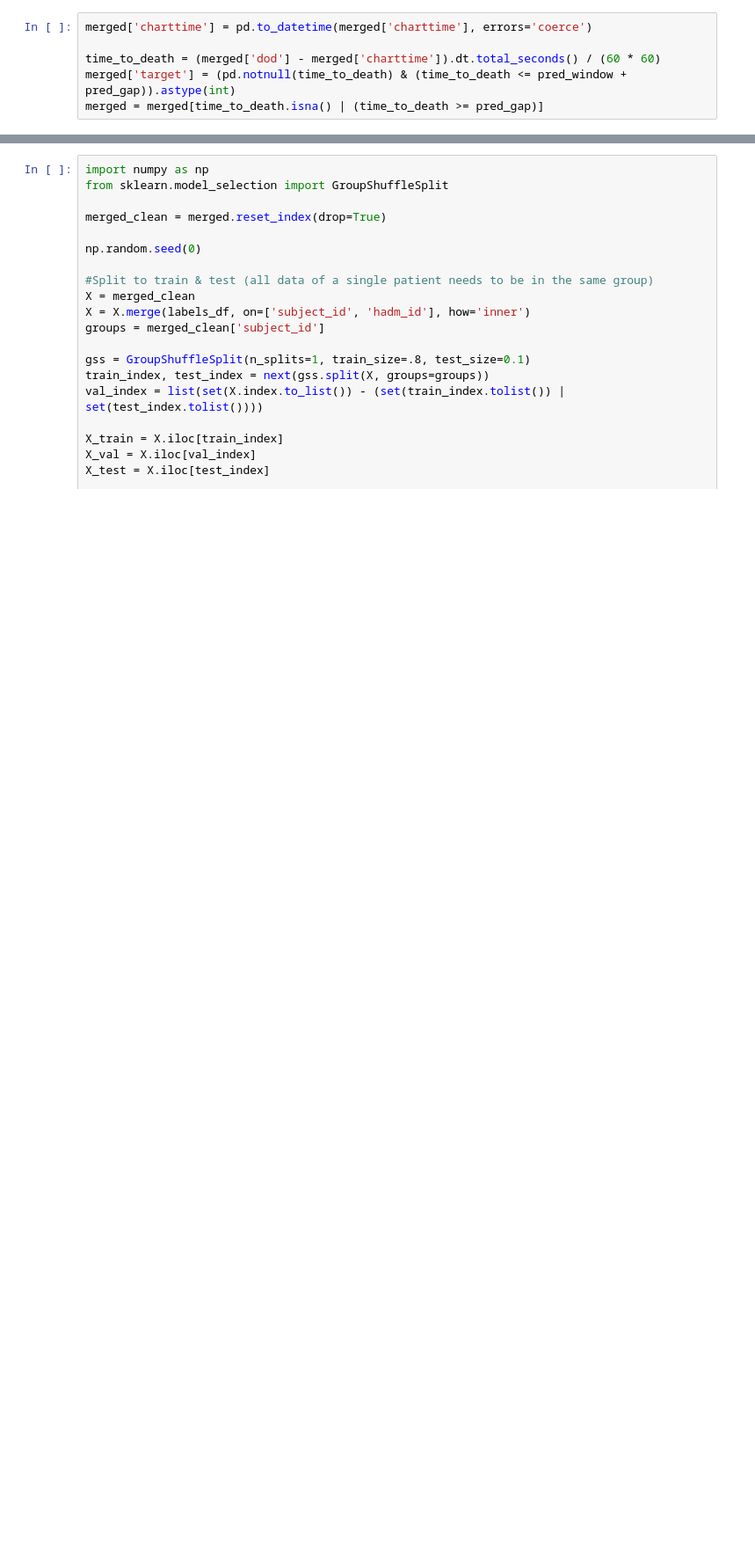
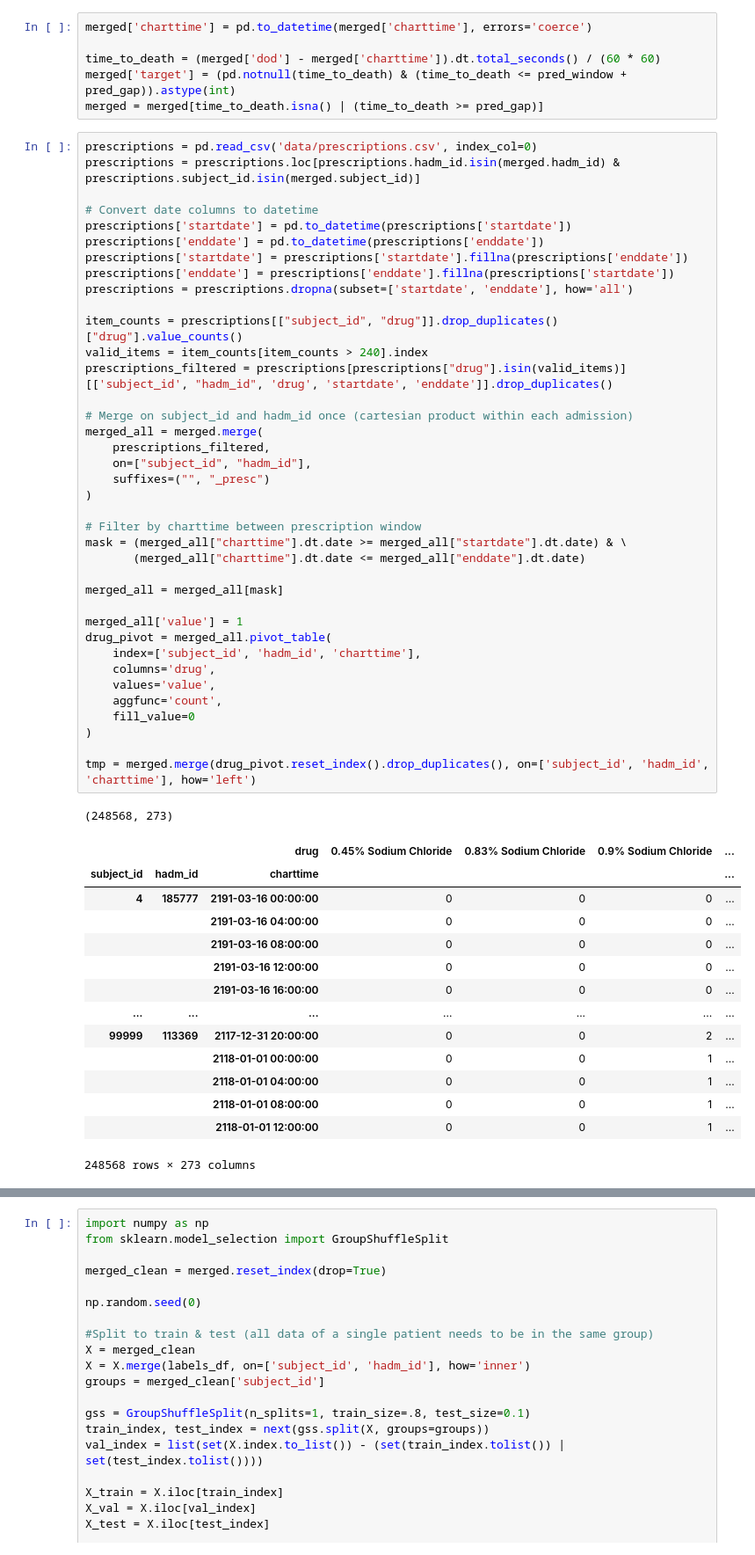
Before and after one commit to RonSheininTau/MLHC, a Jupyter notebook: Final Project.ipynb, the cells around one changed output, grey strips where cells are left out. Shown at 88% size. Saved outputs shown, nothing was run; the diff lists cells and outputs as text; blank space fills up the shorter version.

```diff
--- a/Final Project.ipynb
+++ b/Final Project.ipynb
@@ -303,3 +303,57 @@ merged['charttime'] = pd.to_datetime(merged['charttime'], errors='coerce')
 time_to_death = (merged['dod'] - merged['charttime']).dt.total_seconds() / (60 * 60)
 merged['target'] = (pd.notnull(time_to_death) & (time_to_death <= pred_window + pred_gap)).astype(int)
 merged = merged[time_to_death.isna() | (time_to_death >= pred_gap)]
+# %%
+prescriptions = pd.read_csv('data/prescriptions.csv', index_col=0)
+prescriptions = prescriptions.loc[prescriptions.hadm_id.isin(merged.hadm_id) & prescriptions.subject_id.isin(merged.subject_id)]
+
+# Convert date columns to datetime
+prescriptions['startdate'] = pd.to_datetime(prescriptions['startdate'])
+prescriptions['enddate'] = pd.to_datetime(prescriptions['enddate'])
+prescriptions['startdate'] = prescriptions['startdate'].fillna(prescriptions['enddate'])
+prescriptions['enddate'] = prescriptions['enddate'].fillna(prescriptions['startdate'])
+prescriptions = prescriptions.dropna(subset=['startdate', 'enddate'], how='all')
+
+item_counts = prescriptions[["subject_id", "drug"]].drop_duplicates()["drug"].value_counts()
+valid_items = item_counts[item_counts > 240].index
+prescriptions_filtered = prescriptions[prescriptions["drug"].isin(valid_items)][['subject_id', "hadm_id", 'drug', 'startdate', 'enddate']].drop_duplicates()
+
+# Merge on subject_id and hadm_id once (cartesian product within each admission)
+merged_all = merged.merge(
+    prescriptions_filtered,
+    on=["subject_id", "hadm_id"],
+    suffixes=("", "_presc")
+)
+
+# Filter by charttime between prescription window
+mask = (merged_all["charttime"].dt.date >= merged_all["startdate"].dt.date) & \
+       (merged_all["charttime"].dt.date <= merged_all["enddate"].dt.date)
+
+merged_all = merged_all[mask]
+
+merged_all['value'] = 1
+drug_pivot = merged_all.pivot_table(
+    index=['subject_id', 'hadm_id', 'charttime'],
+    columns='drug',
+    values='value',
+    aggfunc='count',
+    fill_value=0
+)
+
+tmp = merged.merge(drug_pivot.reset_index().drop_duplicates(), on=['subject_id', 'hadm_id', 'charttime'], how='left')
+# %% [output]
+(248568, 273)
+|  |  | drug | 0.45% Sodium Chloride | 0.83% Sodium Chloride | 0.9% Sodium Chloride | ... |
+| subject_id | hadm_id | charttime |  |  |  | ... |
+| 4 | 185777 | 2191-03-16 00:00:00 | 0 | 0 | 0 | ... |
+|  |  | 2191-03-16 04:00:00 | 0 | 0 | 0 | ... |
+|  |  | 2191-03-16 08:00:00 | 0 | 0 | 0 | ... |
+|  |  | 2191-03-16 12:00:00 | 0 | 0 | 0 | ... |
+|  |  | 2191-03-16 16:00:00 | 0 | 0 | 0 | ... |
+| ... | ... | ... | ... | ... | ... | ... |
+| 99999 | 113369 | 2117-12-31 20:00:00 | 0 | 0 | 2 | ... |
+|  |  | 2118-01-01 00:00:00 | 0 | 0 | 1 | ... |
+|  |  | 2118-01-01 04:00:00 | 0 | 0 | 1 | ... |
+|  |  | 2118-01-01 08:00:00 | 0 | 0 | 1 | ... |
+|  |  | 2118-01-01 12:00:00 | 0 | 0 | 1 | ... |
+248568 rows × 273 columns
```
Also changed, not shown: parts of 2 cells of this notebook, 5 other files.
